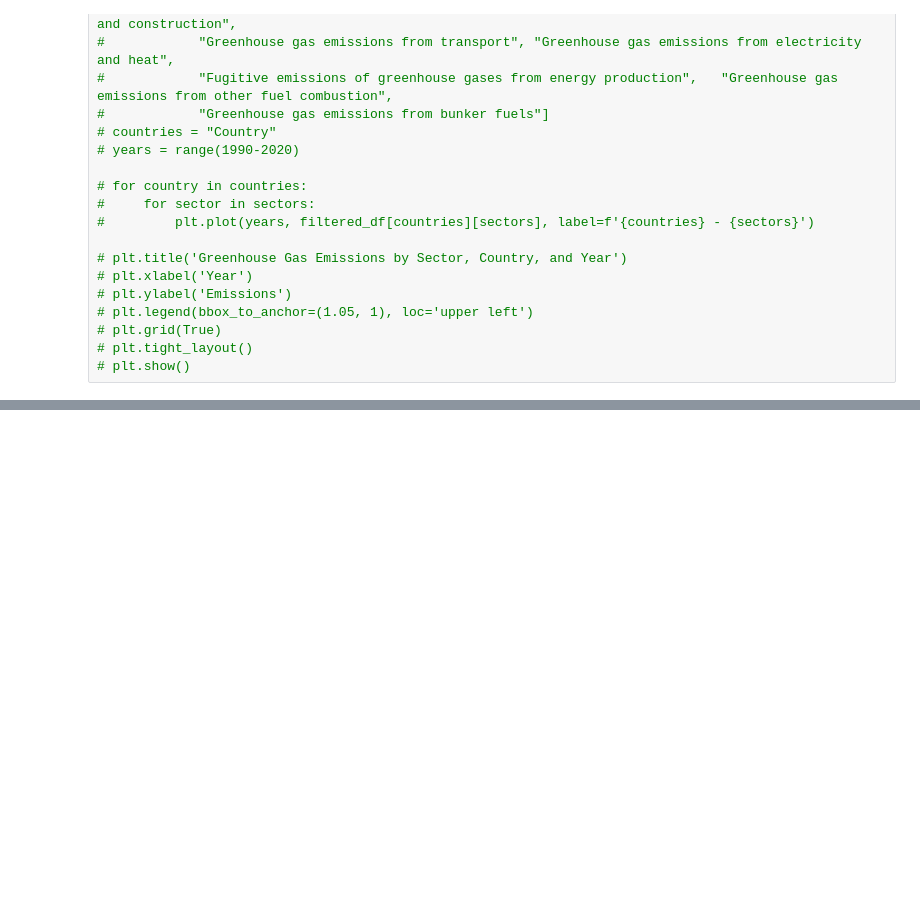
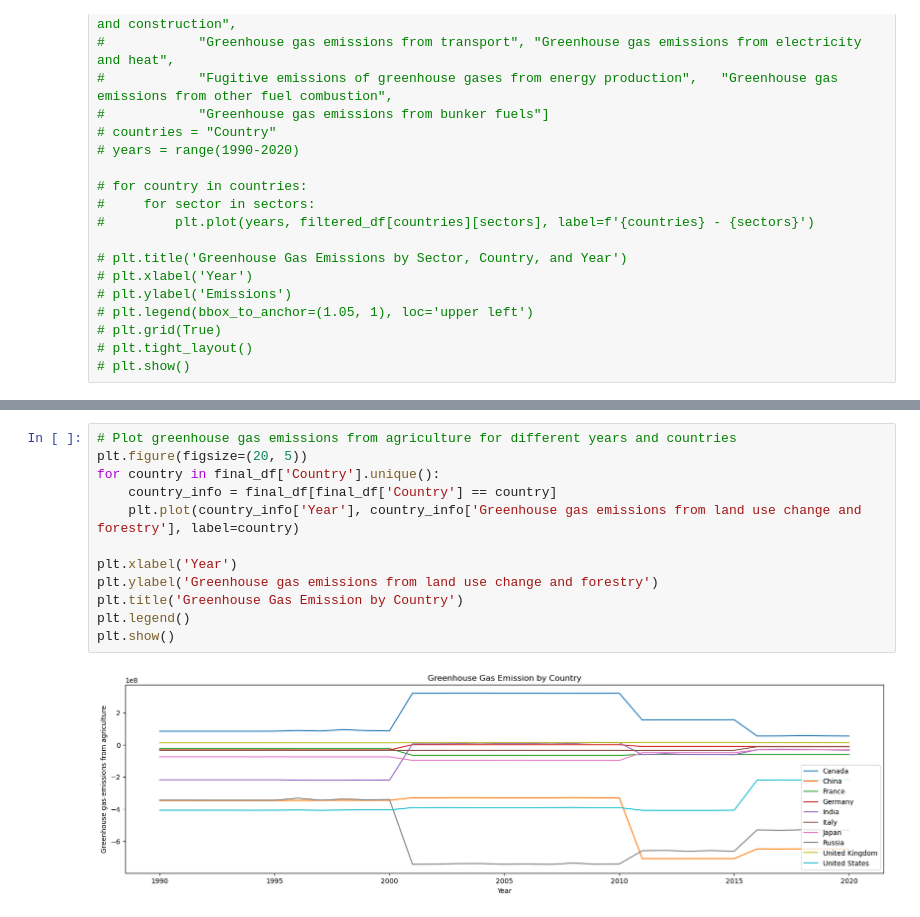
Before and after one commit to vivsarraf/Global-Warming, a Jupyter notebook: Climate_Change_CO2.ipynb, the cells around one changed output, grey strips where cells are left out. Cells and saved outputs as stored; diff of their text form; blank space fills up the shorter version.

```diff
--- a/Climate_Change_CO2.ipynb
+++ b/Climate_Change_CO2.ipynb
@@ -284,0 +266,14 @@ plt.show()
+# %%
+# Plot greenhouse gas emissions from agriculture for different years and countries
+plt.figure(figsize=(20, 5))
+for country in final_df['Country'].unique():
+    country_info = final_df[final_df['Country'] == country]
+    plt.plot(country_info['Year'], country_info['Greenhouse gas emissions from land use change and forestry'], label=country)
+
+plt.xlabel('Year')
+plt.ylabel('Greenhouse gas emissions from land use change and forestry')
+plt.title('Greenhouse Gas Emission by Country')
+plt.legend()
+plt.show()
+# %% [output]
+[figure, added]
```
Also changed, not shown: parts of 16 cells of this notebook.
